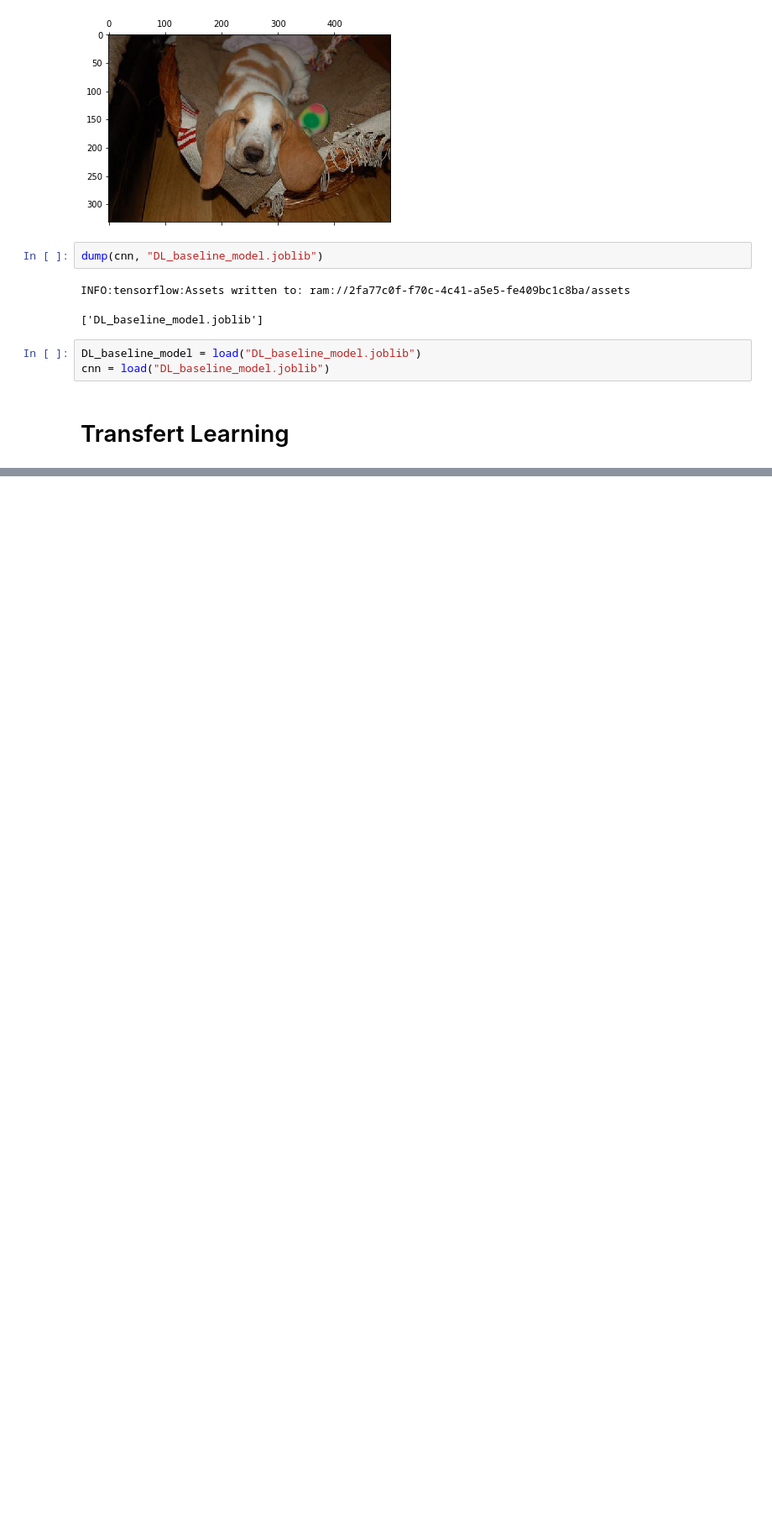
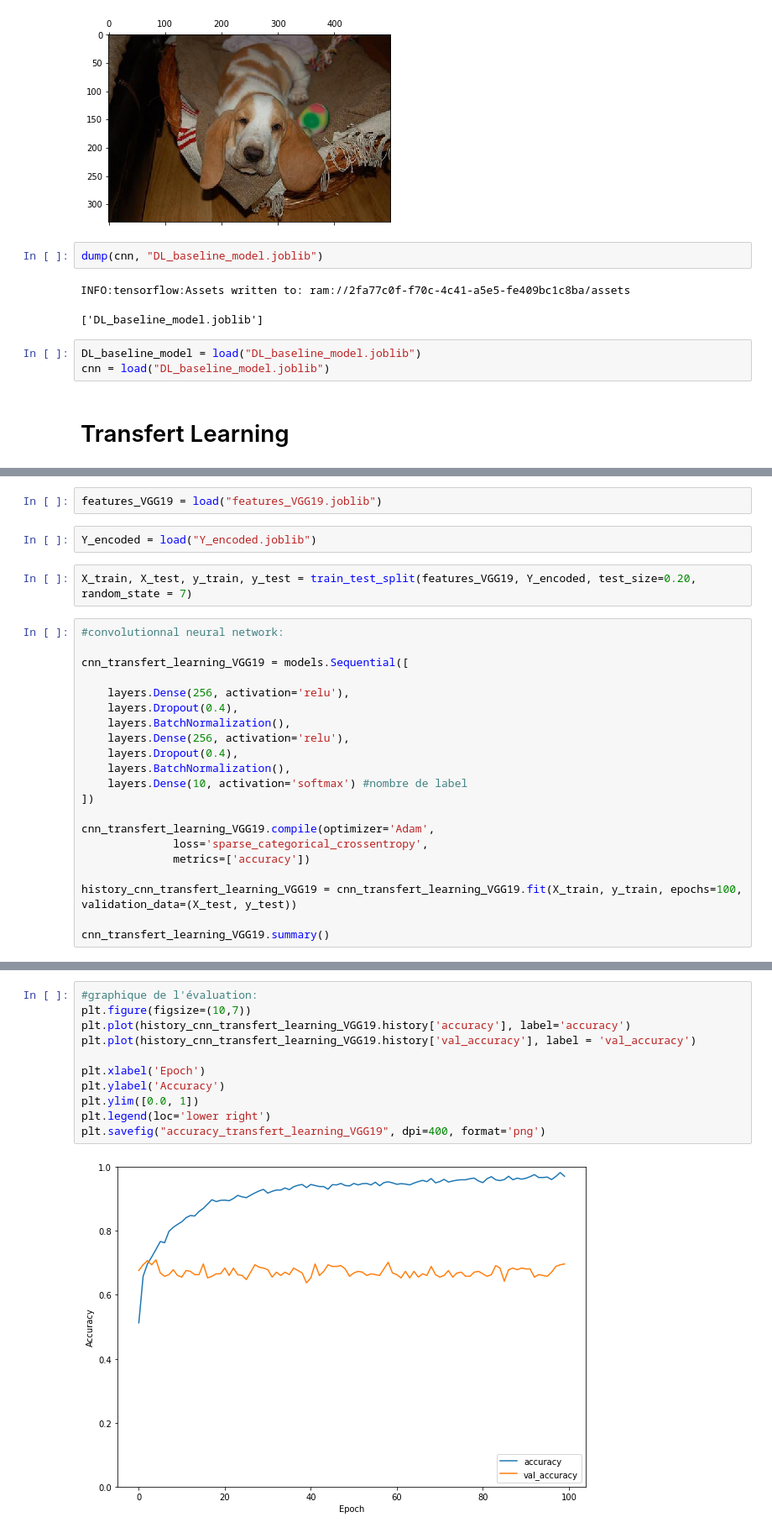
Before and after one commit to AurelienCD/Formation_OCR_Ing_Machine_Learning, a Jupyter notebook: P6_01_notebook.ipynb, the cells around one changed output, grey strips where cells are left out. Shown at 84% size. Drawn from its saved outputs; the diff is of its cells as text; blank space fills up the shorter version.

```diff
--- a/P6_01_notebook.ipynb
+++ b/P6_01_notebook.ipynb
@@ -2101,0 +2140,27 @@ FileNotFoundError: ignored
+# %%
+features_VGG19 = load("features_VGG19.joblib")
+# %%
+Y_encoded = load("Y_encoded.joblib")
+# %%
+X_train, X_test, y_train, y_test = train_test_split(features_VGG19, Y_encoded, test_size=0.20, random_state = 7)
+# %%
+#convolutionnal neural network:
+
+cnn_transfert_learning_VGG19 = models.Sequential([
+
+    layers.Dense(256, activation='relu'),
+    layers.Dropout(0.4),
+    layers.BatchNormalization(),
+    layers.Dense(256, activation='relu'),
+    layers.Dropout(0.4),
+    layers.BatchNormalization(),
+    layers.Dense(10, activation='softmax') #nombre de label
+])
+
+cnn_transfert_learning_VGG19.compile(optimizer='Adam',
+              loss='sparse_categorical_crossentropy',
+              metrics=['accuracy'])
+
+history_cnn_transfert_learning_VGG19 = cnn_transfert_learning_VGG19.fit(X_train, y_train, epochs=100, validation_data=(X_test, y_test))
+
+cnn_transfert_learning_VGG19.summary()
@@ -2101,0 +2195,13 @@ FileNotFoundError: ignored
+# %%
+#graphique de l'évaluation:
+plt.figure(figsize=(10,7))
+plt.plot(history_cnn_transfert_learning_VGG19.history['accuracy'], label='accuracy')
+plt.plot(history_cnn_transfert_learning_VGG19.history['val_accuracy'], label = 'val_accuracy')
+
+plt.xlabel('Epoch')
+plt.ylabel('Accuracy')
+plt.ylim([0.0, 1])
+plt.legend(loc='lower right')
+plt.savefig("accuracy_transfert_learning_VGG19", dpi=400, format='png')
+# %% [output]
+[figure, added]
```
Also changed, not shown: parts of 102 cells of this notebook.
